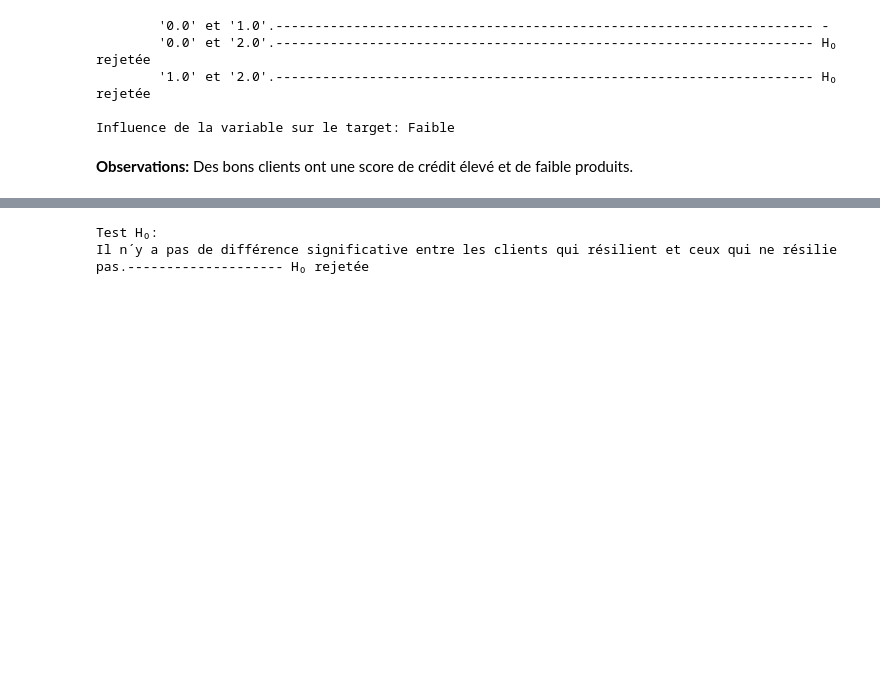
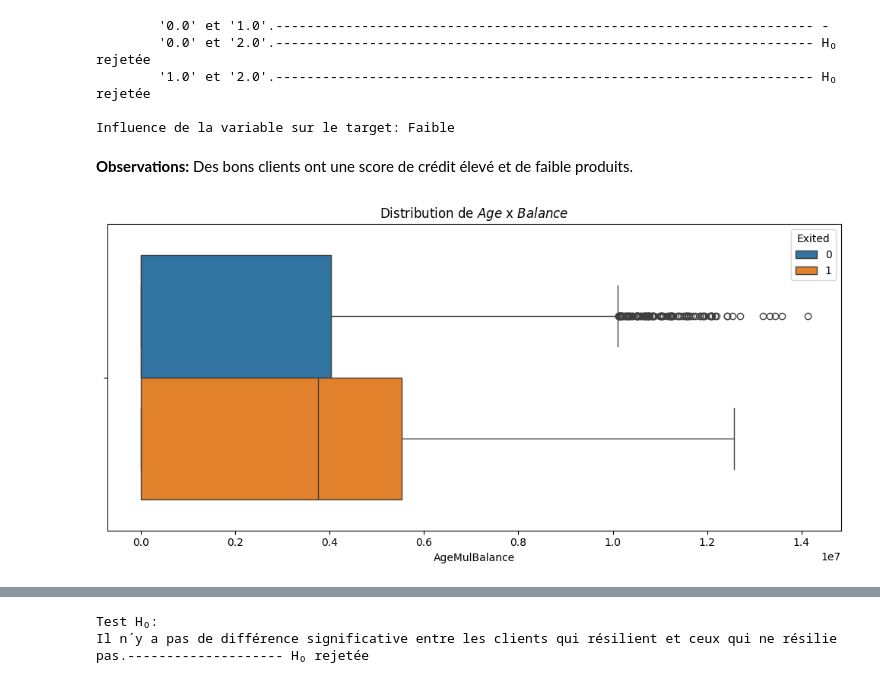
Before and after one commit to lbihin/mlpro-classification-bank-churn-2025, a Jupyter notebook: eda/eda.ipynb, the cells around one changed output, grey strips where cells are left out. Drawn from its saved outputs; the diff is of its cells as text; code cells hidden in the pictures; blank space fills up the shorter version.

```diff
--- a/eda/eda.ipynb
+++ b/eda/eda.ipynb
@@ -1595,3 +1598,13 @@ influence_variable(score_chi2=chi2, table_contingency=contingency)
 Influence de la variable sur le target: Faible
 # %% [markdown]
 **Observations:** Des bons clients ont une score de crédit élevé et de faible produits.
+# %%
+train_df['AgeMulBalance'] = train_df.Age * train_df.Balance
+
+fig, ax = plt.subplots(figsize=(10, 5))
+sns.boxplot(train_df, x='AgeMulBalance', hue='Exited', ax=ax)
+ax.set_title('Distribution de $Age$ x $Balance$')
+plt.tight_layout()
+plt.show()
+# %% [output]
+[figure, added]
```
Also changed, not shown: parts of 4 cells of this notebook, 5 other files.
